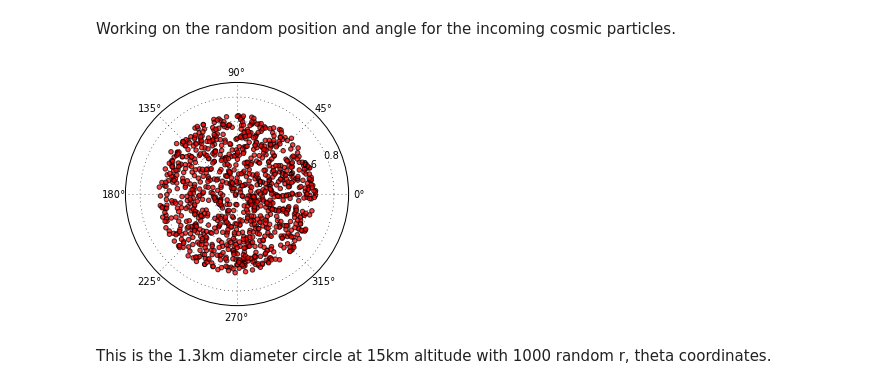
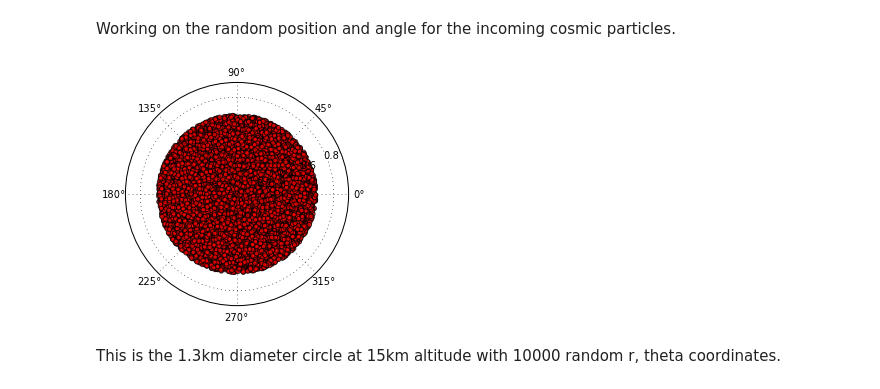
Before and after one commit to ssteeper/PHYS-202-13, a Jupyter notebook: Project/Project.ipynb, the cells around one changed output. Saved outputs shown, nothing was run; the diff lists cells and outputs as text; code cells hidden in the pictures.

```diff
--- a/Project/Project.ipynb
+++ b/Project/Project.ipynb
@@ -52,19 +56,19 @@ N=100
 
 Working on the random position and angle for the incoming cosmic particles.
 # %%
-N = 1000
+N = 10000
 r = R*sqrt(numpy.random.random(N))
 theta = numpy.random.random(N) * 2*pi
 
 ax = subplot(111, polar=True)
 c = scatter(theta, r, c='r', cmap=cm.hsv)
 c.set_alpha(.75)
 
 show()
 # %% [output]
-[figure, old version]
+[figure, new version]
 # %% [markdown]
-This is the 1.3km diameter circle at 15km altitude with 1000 random r, theta coordinates.
+This is the 1.3km diameter circle at 15km altitude with 10000 random r, theta coordinates.
 # %%
 #get x,y,z position of each
 x = r*cos(theta) + center[0]
```
Also changed, not shown: parts of 24 cells of this notebook, 1 other file.
